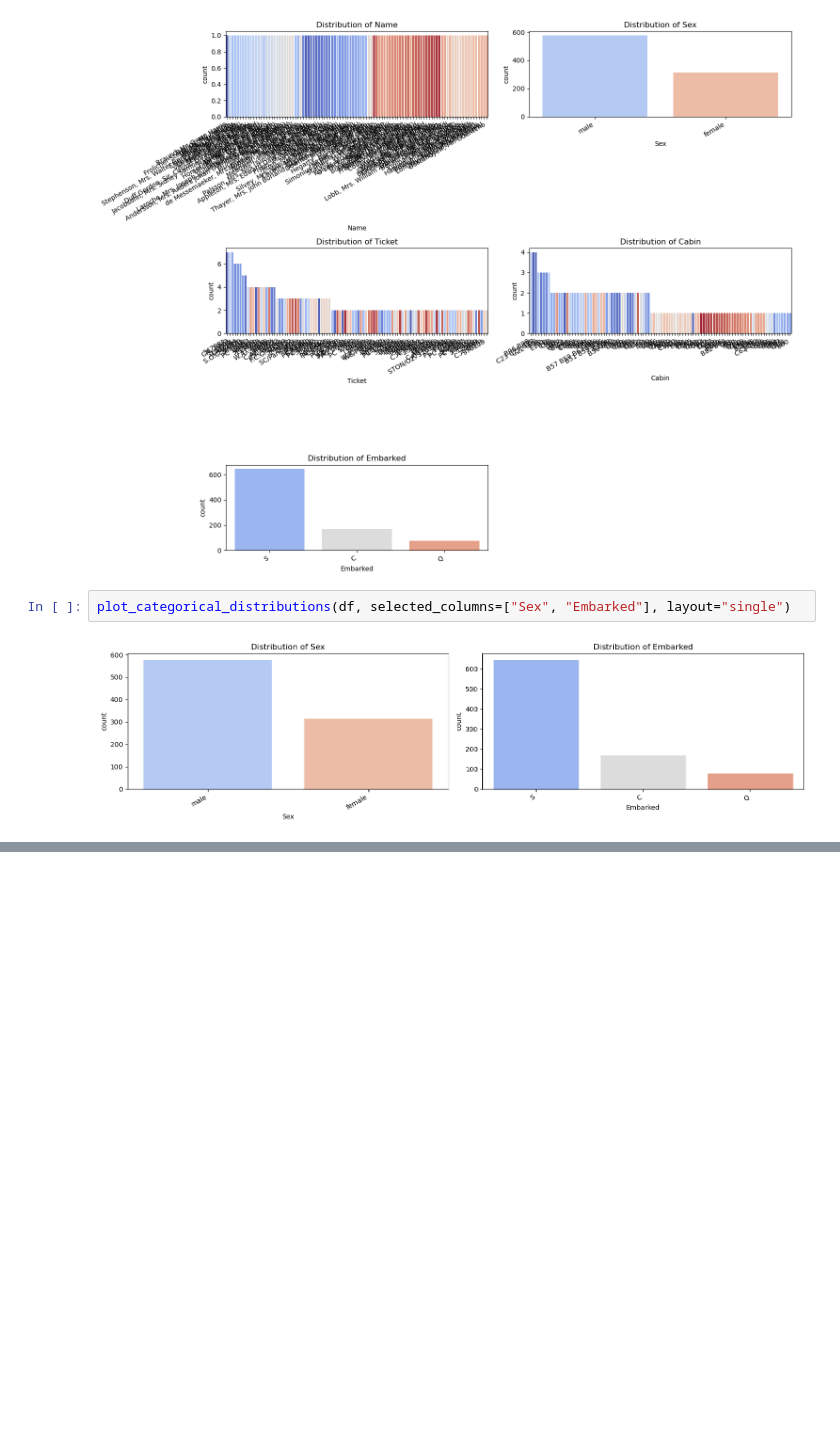
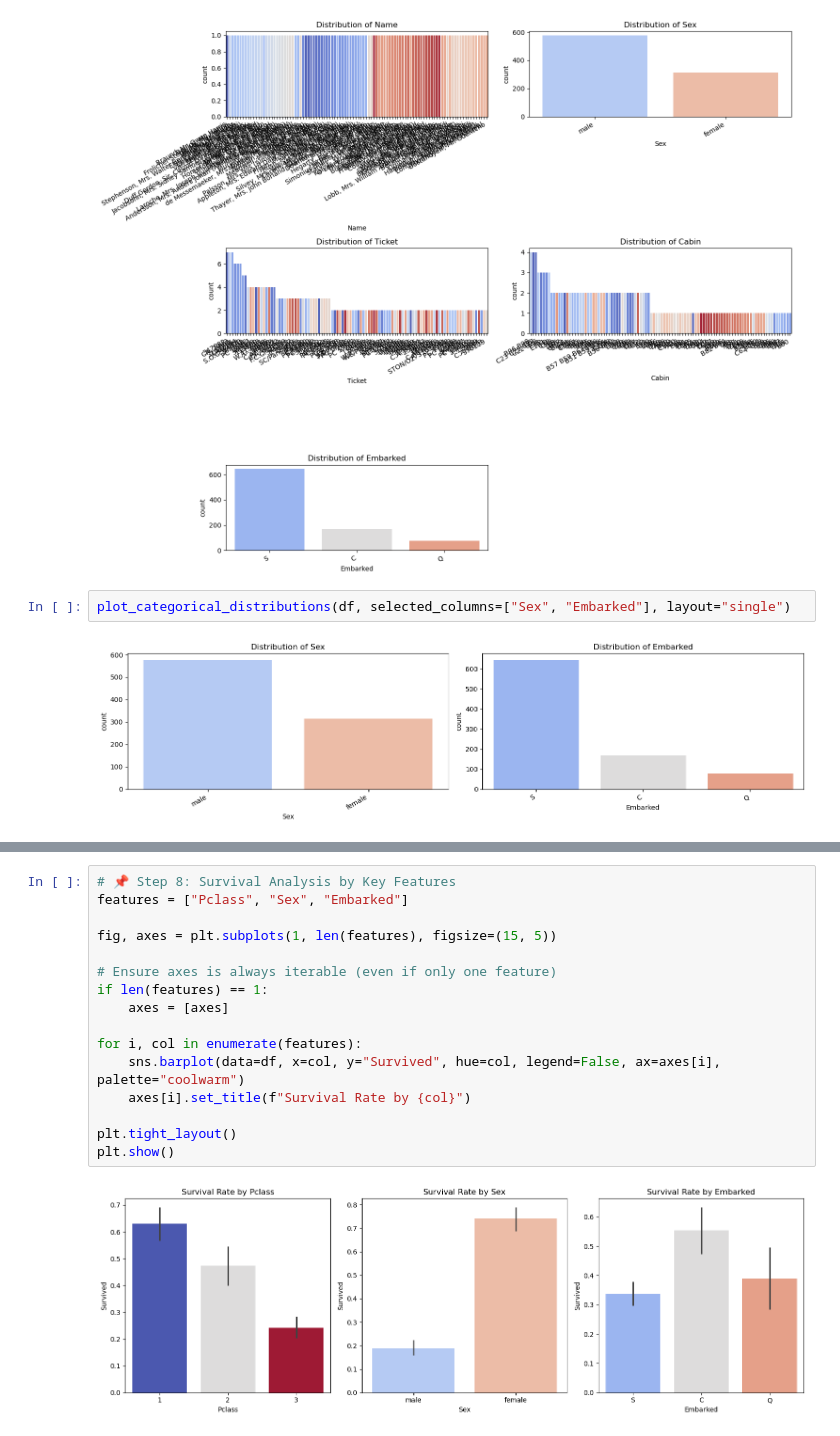
Before and after one commit to ilanrosc/titanic-kaggle-competition, a Jupyter notebook: notebooks/1_EDA.ipynb, the cells around one changed output, grey strips where cells are left out. Saved outputs shown, nothing was run; the diff lists cells and outputs as text; blank space fills up the shorter version.

Commit message:
Fixed chained assignment warning in extract_title(). Added Survival Analysis by Key Features and Feature Engineering (Title Extraction & Family Size) in EDA notebook

```diff
--- a/notebooks/1_EDA.ipynb
+++ b/notebooks/1_EDA.ipynb
@@ -100,0 +99,18 @@ plot_correlation_heatmap(df, method="kendall", cmap="viridis")
+# %%
+# 📌 Step 8: Survival Analysis by Key Features
+features = ["Pclass", "Sex", "Embarked"]
+
+fig, axes = plt.subplots(1, len(features), figsize=(15, 5))
+
+# Ensure axes is always iterable (even if only one feature)
+if len(features) == 1:
+    axes = [axes]
+
+for i, col in enumerate(features):
+    sns.barplot(data=df, x=col, y="Survived", hue=col, legend=False, ax=axes[i], palette="coolwarm")
+    axes[i].set_title(f"Survival Rate by {col}")
+
+plt.tight_layout()
+plt.show()
+# %% [output]
+[figure, added]
```
Also changed, not shown: parts of 3 cells of this notebook, 1 other file.
